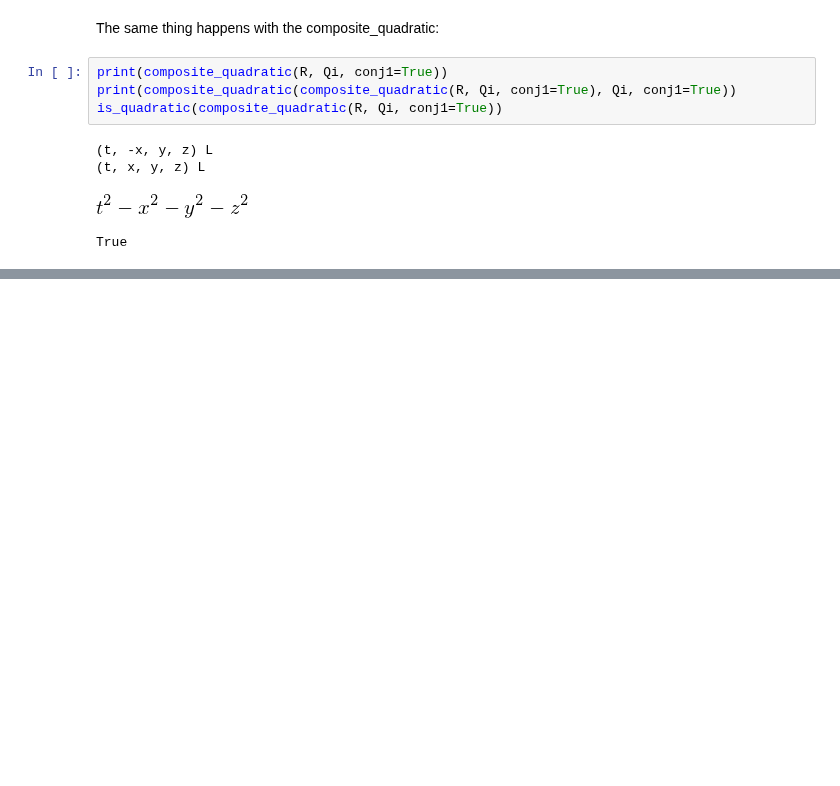
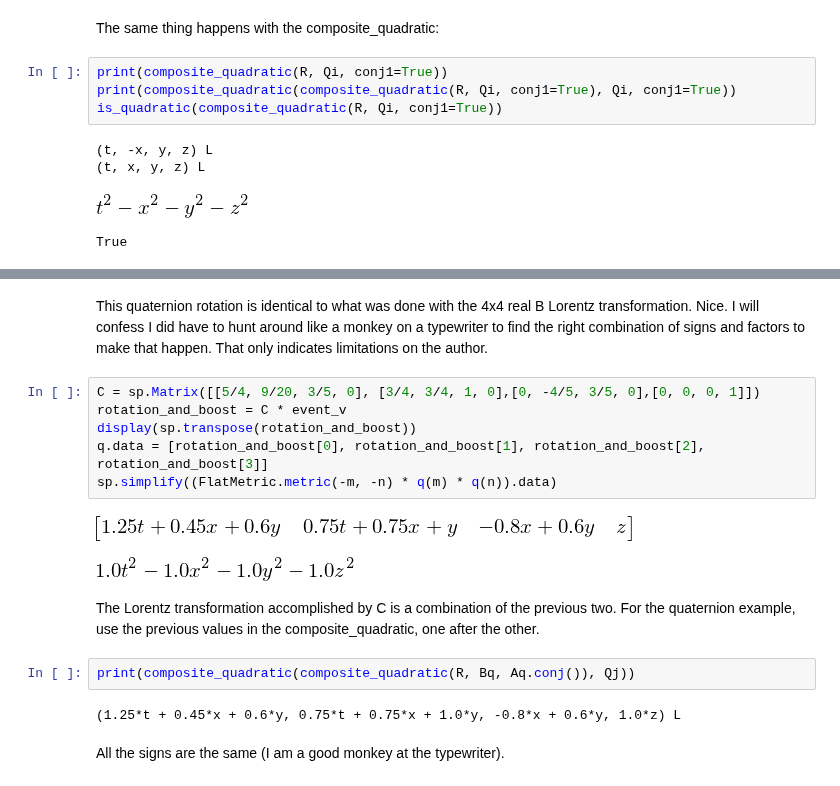
Before and after one commit to dougsweetser/ipq, a Jupyter notebook: q_notebook/triple_products_and_distance.ipynb, the cells around one changed output, grey strips where cells are left out. Drawn from its saved outputs; the diff is of its cells as text; blank space fills up the shorter version.

```diff
--- a/q_notebook/triple_products_and_distance.ipynb
+++ b/q_notebook/triple_products_and_distance.ipynb
@@ -546,0 +596,19 @@ It appears reasonable to me at this point that anything that can be done with th
+# %% [markdown]
+This quaternion rotation is identical to what was done with the 4x4 real B Lorentz transformation. Nice. I will confess I did have to hunt around like a monkey on a typewriter to find the right combination of signs and factors to make that happen. That only indicates limitations on the author.
+# %%
+C = sp.Matrix([[5/4, 9/20, 3/5, 0], [3/4, 3/4, 1, 0],[0, -4/5, 3/5, 0],[0, 0, 0, 1]])
+rotation_and_boost = C * event_v
+display(sp.transpose(rotation_and_boost))
+q.data = [rotation_and_boost[0], rotation_and_boost[1], rotation_and_boost[2], rotation_and_boost[3]]
+sp.simplify((FlatMetric.metric(-m, -n) * q(m) * q(n)).data)
+# %% [output]
+[figure, added]
+[figure, added]
+# %% [markdown]
+The Lorentz transformation accomplished by C is a combination of the previous two. For the quaternion example, use the previous values in the composite_quadratic, one after the other.
+# %%
+print(composite_quadratic(composite_quadratic(R, Bq, Aq.conj()), Qj))
+# %% [output]
+(1.25*t + 0.45*x + 0.6*y, 0.75*t + 0.75*x + 1.0*y, -0.8*x + 0.6*y, 1.0*z) L
+# %% [markdown]
+All the signs are the same (I am a good monkey at the typewriter).
```
Also changed, not shown: parts of 17 cells of this notebook, 2 other files.
